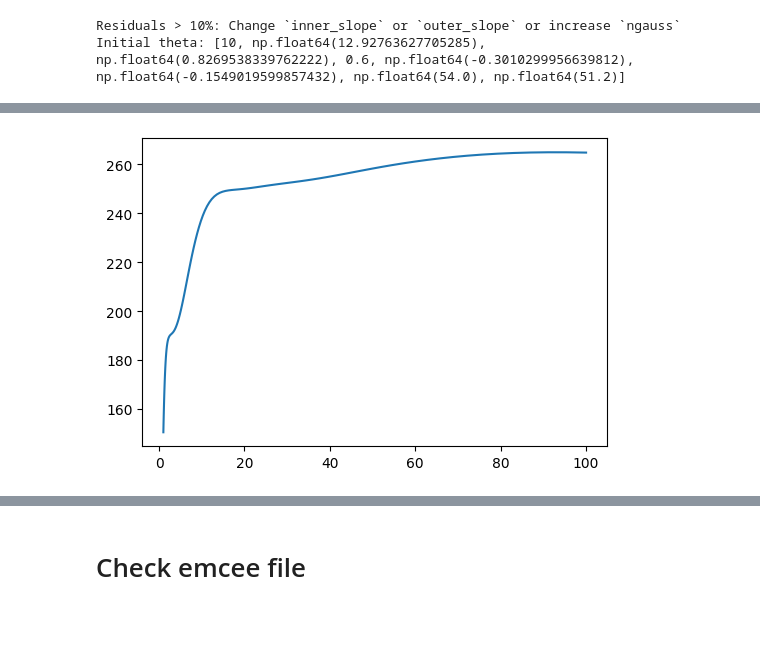
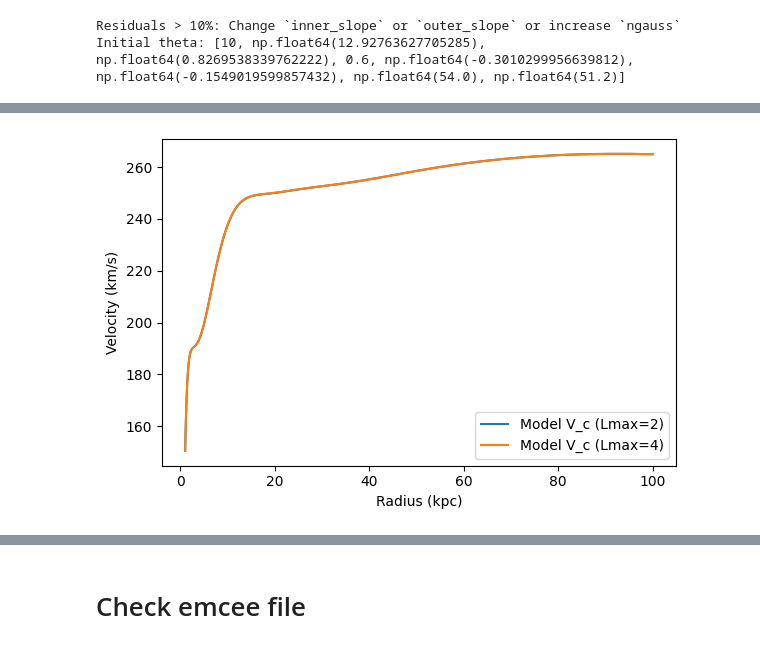
Before and after one commit to AdamSmithOrlik/sidm-rotation-curves-SPARC, a Jupyter notebook: development/surface-brightness-dev.ipynb, the cells around one changed output, grey strips where cells are left out. Drawn from its saved outputs; the diff is of its cells as text; code cells hidden in the pictures; blank space fills up the shorter version.

```diff
--- a/development/surface-brightness-dev.ipynb
+++ b/development/surface-brightness-dev.ipynb
@@ -916,13 +917,19 @@ np.float64(1.333742337243036)
 # %%
 r_vals = np.logspace(0, 2, 100)  # from 0.1 to 100 kpc
 
-vc = profile.V(r_vals, Lmax=2)
+vc2 = profile.V(r_vals, Lmax=2)
+vc4 = profile.V(r_vals, Lmax=4)
 
 plt.figure(figsize=(6,4))
-plt.plot(r_vals, vc, label='Model V_c')
+plt.plot(r_vals, vc2, label='Model V_c (Lmax=2)')
+plt.plot(r_vals, vc4, label='Model V_c (Lmax=4)')
+plt.xlabel('Radius (kpc)')
+plt.ylabel('Velocity (km/s)')
+plt.legend()
+plt.tight_layout()
 plt.show()
 # %% [output]
-[figure, old version]
+[figure, new version]
 # %%
 r_vals = np.logspace(-1, 2, 100)  # from 0.1 to 100 kpc
 qr = profile.q(r_vals)
```
Also changed, not shown: parts of 11 cells of this notebook, 1 other file.
